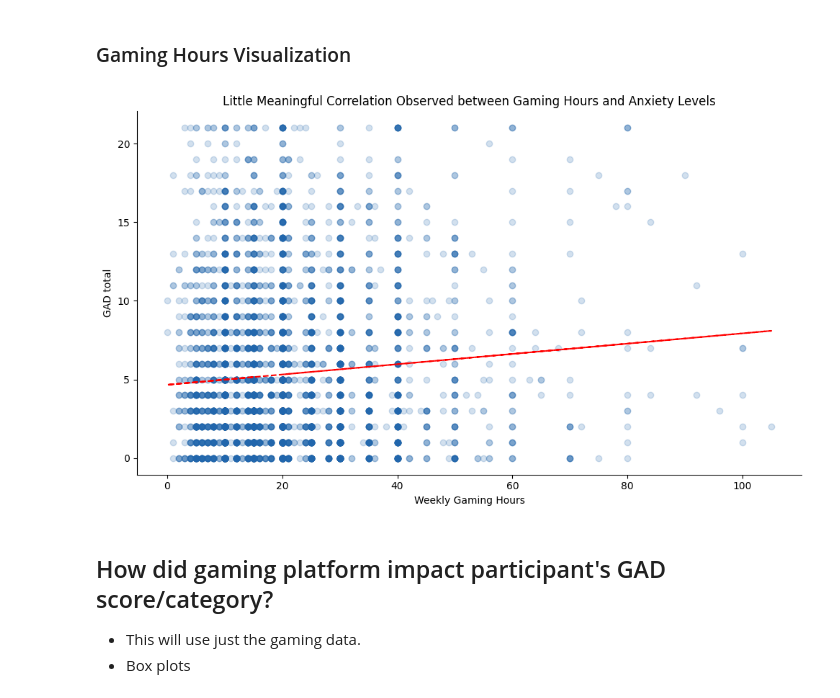
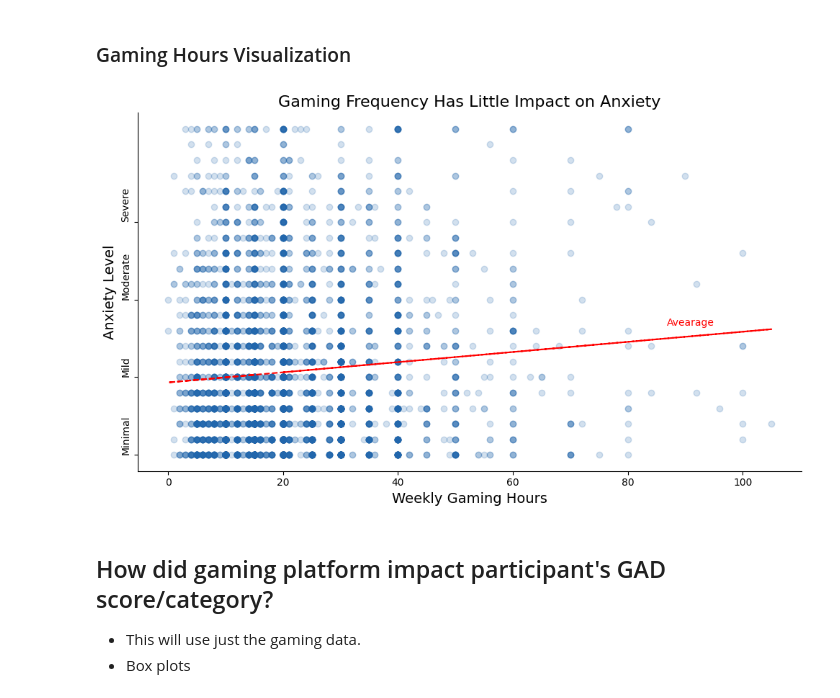
Before and after one commit to amallred/gaming-mental-health-analysis, a Jupyter notebook: notebooks/final_analysis.ipynb, the cells around one changed output. Drawn from its saved outputs; the diff is of its cells as text; code cells hidden in the pictures.

```diff
--- a/notebooks/final_analysis.ipynb
+++ b/notebooks/final_analysis.ipynb
@@ -303,39 +290,52 @@ hours_GAD_scores_query = ("""
 hours_GAD_scores_response = pd.read_sql(hours_GAD_scores_query, conn)
 # %% [markdown]
 ### Gaming Hours Visualization
-# %%
-plt.figure(figsize=(10, 6))
-plt.scatter(
-    hours_GAD_scores_response['hours'],
-    hours_GAD_scores_response['GAD_total'],
-    color = colors_dl[3],
-    alpha = 0.2,
-    # s = 25 # changes plot size
-    )
-
-plt.xlabel('Weekly Gaming Hours')
-plt.ylabel('GAD total')
-plt.title('Little Meaningful Correlation Observed between Gaming Hours and Anxiety Levels')
-
-ax = plt.gca()
-ax.spines["top"].set_visible(False)
-ax.spines["right"].set_visible(False)
-
-# Draw trend line
-x = hours_GAD_scores_response['hours']
-y = hours_GAD_scores_response['GAD_total']
-z = np.polyfit(x, y, 1)
-p = np.poly1d(z)
-plt.plot(x, p(x), 'r--')
-
-
-plt.tight_layout()
-plt.show()
-
-# Reference(s):
-#   https://stackoverflow.com/questions/41635448/how-can-i-draw-scatter-trend-line
-# %% [output]
-[figure, removed]
+# %%
+def label_line(x_coord, y_coord, label, color_name):
+    ax.text(
+        x_coord,
+        y_coord,
+        f"{label}",
+        color=color_name,
+        fontsize=10,
+        ha='right'
+    )
+# %%
+plt.figure(figsize=(10, 6))
+plt.scatter(
+    hours_GAD_scores_response['hours'],
+    hours_GAD_scores_response['GAD_total'],
+    color = colors_dl[3],
+    alpha = 0.2,
+    # s = 25 # changes plot size
+    )
+
+plt.xlabel('Weekly Gaming Hours', fontsize=14)
+plt.ylabel('Anxiety Level', fontsize=14)
+plt.title('Gaming Frequency Has Little Impact on Anxiety', fontsize=16)
+
+plt.yticks([0, 5, 10, 15], ['Minimal', 'Mild', 'Moderate', 'Severe'], rotation=90, va='bottom')
+
+ax = plt.gca()
+ax.spines["top"].set_visible(False)
+ax.spines["right"].set_visible(False)
+
+# Draw trend line
+x = hours_GAD_scores_response['hours']
+y = hours_GAD_scores_response['GAD_total']
+z = np.polyfit(x, y, 1)
+p = np.poly1d(z)
+plt.plot(x, p(x), 'r--')
+
+label_line(95, 8.3, 'Avearage', 'red')
+
+plt.tight_layout()
+plt.show()
+
+# Reference(s):
+#   https://stackoverflow.com/questions/41635448/how-can-i-draw-scatter-trend-line
+# %% [output]
+[figure, added]
 # %% [markdown]
 ## How did gaming platform impact participant's GAD score/category?
 - This will use just the gaming data.
```
Also changed, not shown: parts of 9 cells of this notebook, 1 other file.
